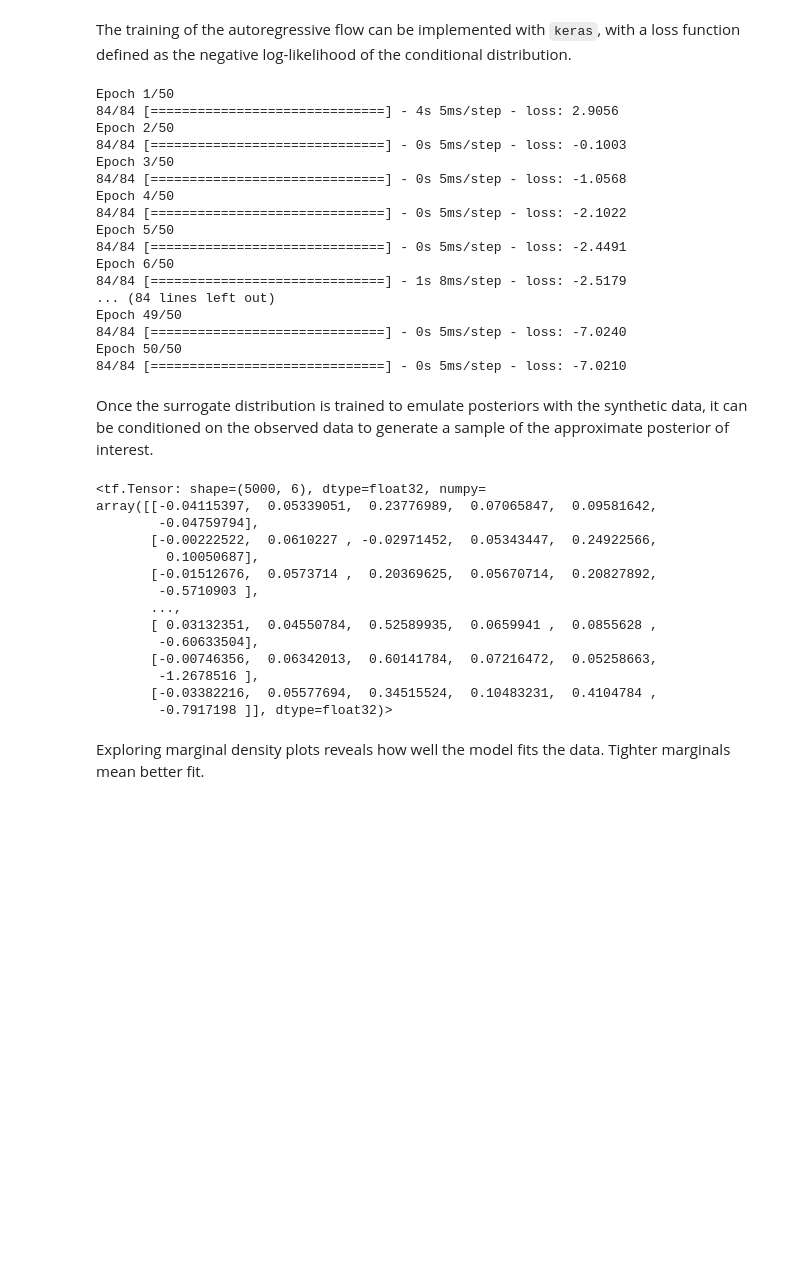
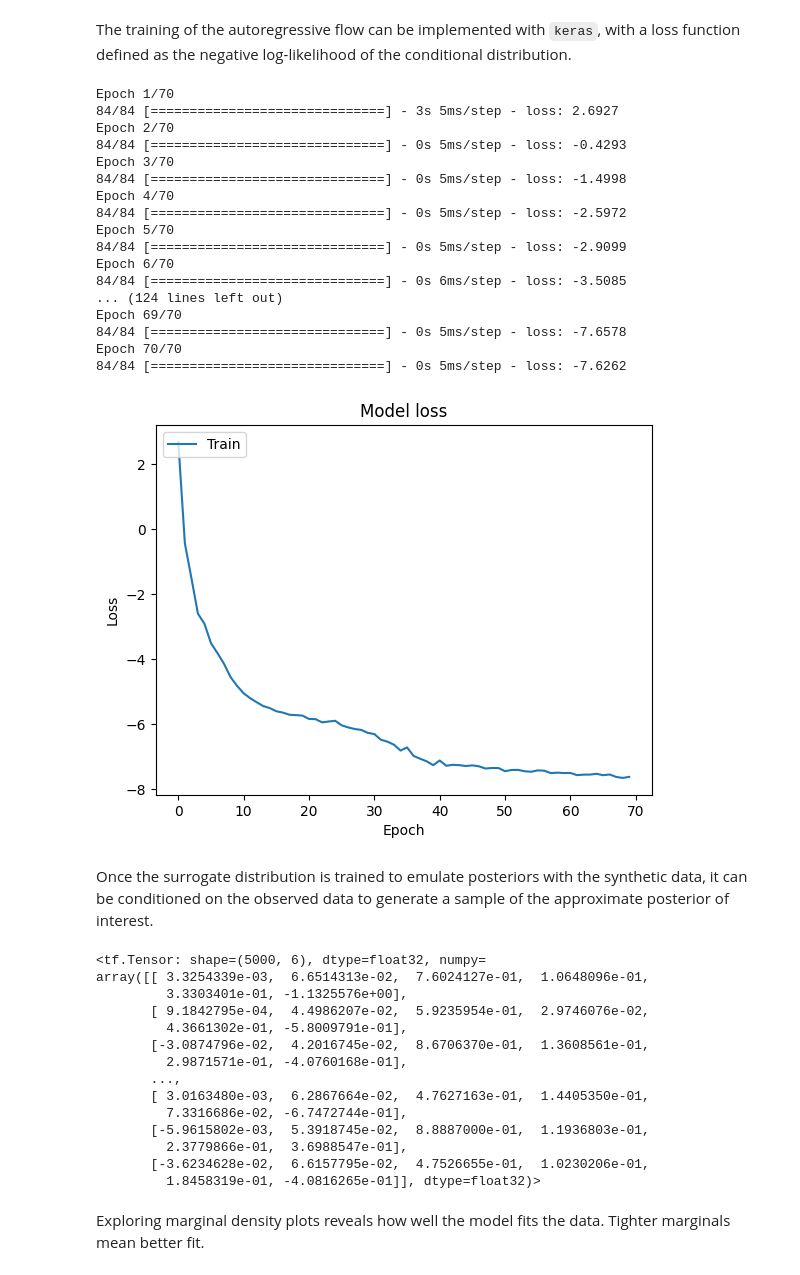
Before and after one commit to ybarmaz/blog, a Jupyter notebook: posts/2024-07-07-SDE-model-calibration-through-NPE.ipynb, the cells around one changed output. Saved outputs shown, nothing was run; the diff lists cells and outputs as text; code cells hidden in the pictures; blank space fills up the shorter version.

```diff
--- a/posts/2024-07-07-SDE-model-calibration-through-NPE.ipynb
+++ b/posts/2024-07-07-SDE-model-calibration-through-NPE.ipynb
@@ -275,7 +271,7 @@ An autoregressive autoencoder is not constrained by default, so the transformed
 # Conditional density estimation with MADE.
 made = tfb.AutoregressiveNetwork(
   params=2,
-  hidden_units=[16, 16],
+  hidden_units=[32, 32],
   event_shape=(6,),
   conditional=True,
   kernel_initializer=tfk.initializers.VarianceScaling(0.01, seed=123),
@@ -332,28 +328,39 @@ X = tf.convert_to_tensor(X)
 history = model.fit(x=[theta, X],
                     y=np.zeros((X.shape[0], 0), dtype=np.float32),
                     batch_size=batch_size,
-                    epochs=50,
+                    epochs=70,
                     steps_per_epoch=X.shape[0] // batch_size,
                     shuffle=True,
                     verbose=True)
 # %% [output]
-Epoch 1/50
-84/84 [==============================] - 4s 5ms/step - loss: 2.9056
-Epoch 2/50
-84/84 [==============================] - 0s 5ms/step - loss: -0.1003
-Epoch 3/50
-84/84 [==============================] - 0s 5ms/step - loss: -1.0568
-Epoch 4/50
-84/84 [==============================] - 0s 5ms/step - loss: -2.1022
-Epoch 5/50
-84/84 [==============================] - 0s 5ms/step - loss: -2.4491
-Epoch 6/50
-84/84 [==============================] - 1s 8ms/step - loss: -2.5179
-... (84 lines left out)
-Epoch 49/50
-84/84 [==============================] - 0s 5ms/step - loss: -7.0240
-Epoch 50/50
-84/84 [==============================] - 0s 5ms/step - loss: -7.0210
+Epoch 1/70
+84/84 [==============================] - 3s 5ms/step - loss: 2.6927
+Epoch 2/70
+84/84 [==============================] - 0s 5ms/step - loss: -0.4293
+Epoch 3/70
+84/84 [==============================] - 0s 5ms/step - loss: -1.4998
+Epoch 4/70
+84/84 [==============================] - 0s 5ms/step - loss: -2.5972
+Epoch 5/70
+84/84 [==============================] - 0s 5ms/step - loss: -2.9099
+Epoch 6/70
+84/84 [==============================] - 0s 6ms/step - loss: -3.5085
+... (124 lines left out)
+Epoch 69/70
+84/84 [==============================] - 0s 5ms/step - loss: -7.6578
+Epoch 70/70
+84/84 [==============================] - 0s 5ms/step - loss: -7.6262
+# %%
+#| echo: false
+#| output: false
+plt.plot(history.history['loss'])
+plt.title('Model loss')
+plt.ylabel('Loss')
+plt.xlabel('Epoch')
+plt.legend(['Train'], loc='upper left')
+plt.show()
+# %% [output]
+[figure, added]
 # %% [markdown]
 Once the surrogate distribution is trained to emulate posteriors with the synthetic data, it can be conditioned on the observed data to generate a sample of the approximate posterior of interest.
 # %%
@@ -367,19 +374,19 @@ posterior_params = parameterized_distribution.sample(
 posterior_params
 # %% [output]
 <tf.Tensor: shape=(5000, 6), dtype=float32, numpy=
-array([[-0.04115397,  0.05339051,  0.23776989,  0.07065847,  0.09581642,
-        -0.04759794],
-       [-0.00222522,  0.0610227 , -0.02971452,  0.05343447,  0.24922566,
-         0.10050687],
-       [-0.01512676,  0.0573714 ,  0.20369625,  0.05670714,  0.20827892,
-        -0.5710903 ],
+array([[ 3.3254339e-03,  6.6514313e-02,  7.6024127e-01,  1.0648096e-01,
+         3.3303401e-01, -1.1325576e+00],
+       [ 9.1842795e-04,  4.4986207e-02,  5.9235954e-01,  2.9746076e-02,
+         4.3661302e-01, -5.8009791e-01],
+       [-3.0874796e-02,  4.2016745e-02,  8.6706370e-01,  1.3608561e-01,
+         2.9871571e-01, -4.0760168e-01],
        ...,
-       [ 0.03132351,  0.04550784,  0.52589935,  0.0659941 ,  0.0855628 ,
-        -0.60633504],
-       [-0.00746356,  0.06342013,  0.60141784,  0.07216472,  0.05258663,
-        -1.2678516 ],
-       [-0.03382216,  0.05577694,  0.34515524,  0.10483231,  0.4104784 ,
-        -0.7917198 ]], dtype=float32)>
+       [ 3.0163480e-03,  6.2867664e-02,  4.7627163e-01,  1.4405350e-01,
+         7.3316686e-02, -6.7472744e-01],
+       [-5.9615802e-03,  5.3918745e-02,  8.8887000e-01,  1.1936803e-01,
+         2.3779866e-01,  3.6988547e-01],
+       [-3.6234628e-02,  6.6157795e-02,  4.7526655e-01,  1.0230206e-01,
+         1.8458319e-01, -4.0816265e-01]], dtype=float32)>
 # %% [markdown]
 Exploring marginal density plots reveals how well the model fits the data. Tighter marginals mean better fit.
 # %%
```
Also changed, not shown: parts of 4 cells of this notebook.
